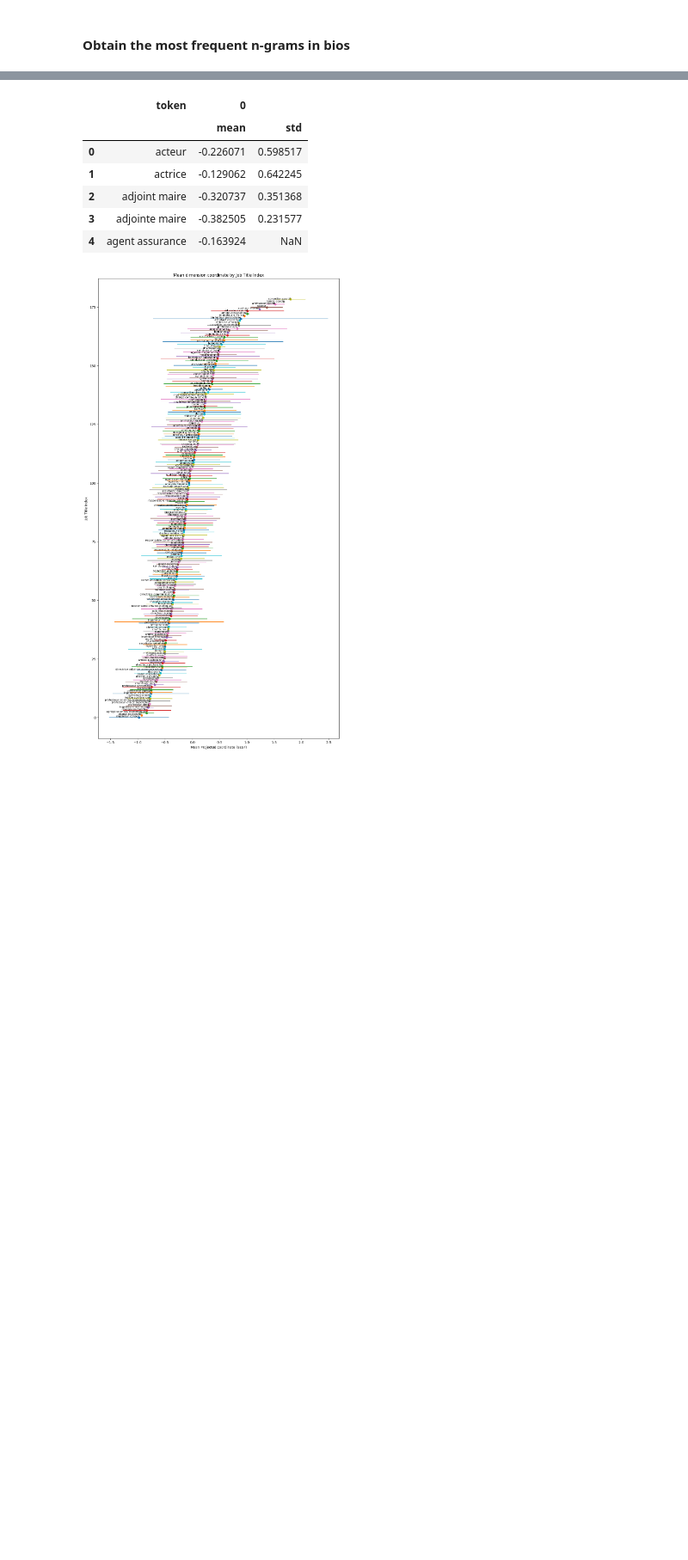
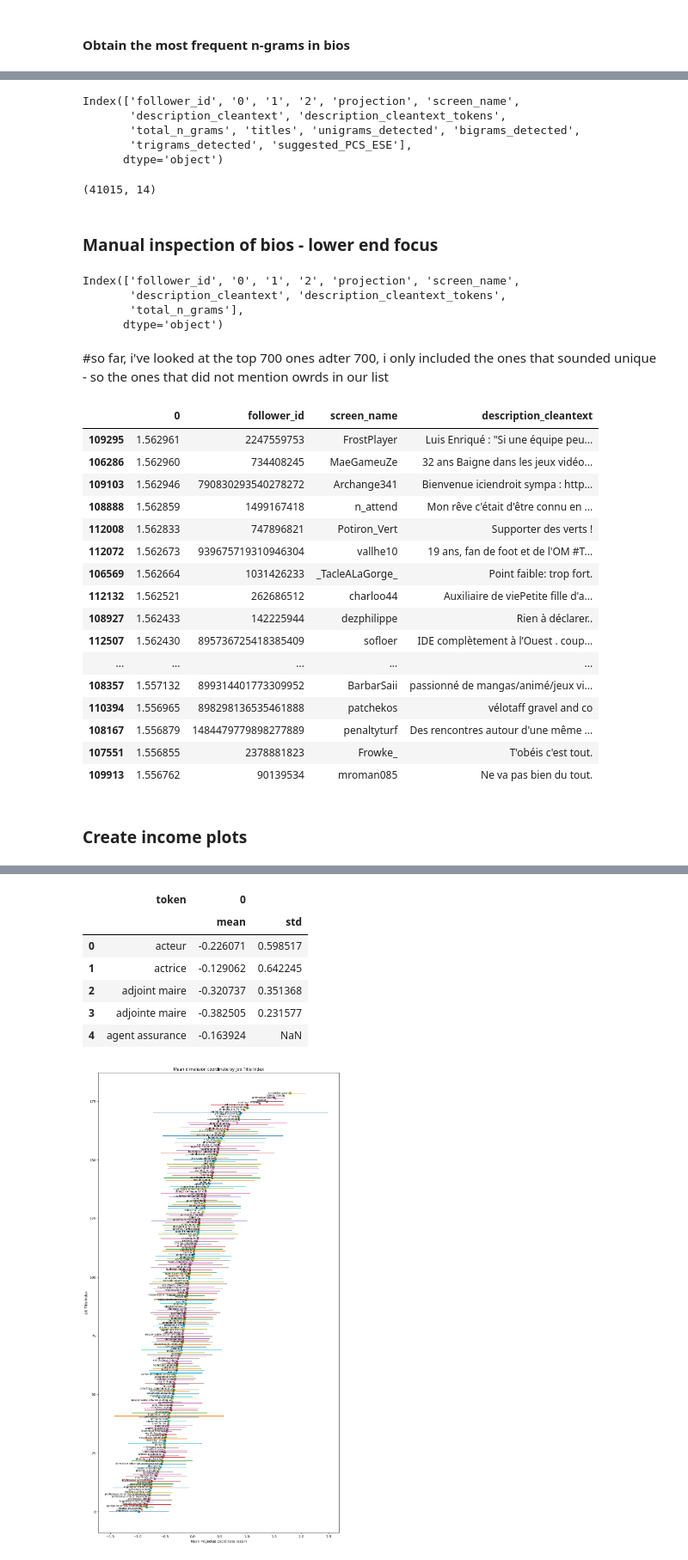
Before and after one commit to livtol99/Liv-Stage---FOCOS-Hand-Over, a Jupyter notebook: Code/Brand Validation/Income_val.ipynb, the cells around one changed output, grey strips where cells are left out. Shown at 86% size. Cells and saved outputs as stored; diff of their text form; code cells hidden in the pictures; blank space fills up the shorter version.

```diff
--- a/Code/Brand Validation/Income_val.ipynb
+++ b/Code/Brand Validation/Income_val.ipynb
@@ -506,0 +275,16 @@ Number of unique IDs removed: 0
+# %%
+#Get the user bios - that later wil get added income
+# # Load the data
+
+path = '/home/livtollanes/NewData/coordinates/dim_X/'
+file = '/m1_dimx_users_bios.csv'
+bios = pd.read_csv(path+file, index_col=0)
+
+#Sort the df according to the first dimenion
+bios = bios.sort_values(by='0', ascending=False)
+# %%
+#Tokenize our bios and save all tokens in a new column
+nltk.download('stopwords')
+stop_words = set(stopwords.words('french'))
+
+bios = utils2.tokenize_bios(bios, stop_words)
@@ -506,0 +375,48 @@ Number of unique IDs removed: 0
+# %%
+filtered_bios.columns
+# %% [output]
+Index(['follower_id', '0', '1', '2', 'projection', 'screen_name',
+       'description_cleantext', 'description_cleantext_tokens',
+       'total_n_grams', 'titles', 'unigrams_detected', 'bigrams_detected',
+       'trigrams_detected', 'suggested_PCS_ESE'],
+      dtype='object')
+# %%
+filtered_bios.shape
+# %% [output]
+(41015, 14)
+# %% [markdown]
+### Manual inspection of bios - lower end focus
+# %%
+bios.columns
+# %% [output]
+Index(['follower_id', '0', '1', '2', 'projection', 'screen_name',
+       'description_cleantext', 'description_cleantext_tokens',
+       'total_n_grams'],
+      dtype='object')
+# %% [markdown]
+#so far, i've looked at the top 700 ones
+adter 700, i only included the ones that sounded unique - so the ones that did not mention owrds in our list
+# %%
+pd.set_option('display.max_colwidth', None)
+pd.set_option('display.max_rows', None)
+bios[['0', 'follower_id', 'screen_name', 'description_cleantext']].iloc[5000:5100]
+# %% [output]
+|  | 0 | follower_id | screen_name | description_cleantext |
+| 109295 | 1.562961 | 2247559753 | FrostPlayer | Luis Enriqué : "Si une équipe peu... |
+| 106286 | 1.562960 | 734408245 | MaeGameuZe | 32 ans Baigne dans les jeux vidéo... |
+| 109103 | 1.562946 | 790830293540278272 | Archange341 | Bienvenue iciendroit sympa : http... |
+| 108888 | 1.562859 | 1499167418 | n_attend | Mon rêve c'était d'être connu en ... |
+| 112008 | 1.562833 | 747896821 | Potiron_Vert | Supporter des verts ! |
+| 112072 | 1.562673 | 939675719310946304 | vallhe10 | 19 ans, fan de foot et de l'OM #T... |
+| 106569 | 1.562664 | 1031426233 | _TacleALaGorge_ | Point faible: trop fort. |
+| 112132 | 1.562521 | 262686512 | charloo44 | Auxiliaire de viePetite fille d'a... |
+| 108927 | 1.562433 | 142225944 | dezphilippe | Rien à déclarer.. |
+| 112507 | 1.562430 | 895736725418385409 | sofloer | IDE complètement à l’Ouest . coup... |
+| ... | ... | ... | ... | ... |
+| 108357 | 1.557132 | 899314401773309952 | BarbarSaii | passionné de mangas/animé/jeux vi... |
+| 110394 | 1.556965 | 898298136535461888 | patchekos | vélotaff gravel and co |
+| 108167 | 1.556879 | 1484479779898277889 | penaltyturf | Des rencontres autour d'une même ... |
+| 107551 | 1.556855 | 2378881823 | Frowke_ | T'obéis c'est tout. |
+| 109913 | 1.556762 | 90139534 | mroman085 | Ne va pas bien du tout. |
+# %% [markdown]
+### Create income plots
```
Also changed, not shown: parts of 45 cells of this notebook, 10 other files.
